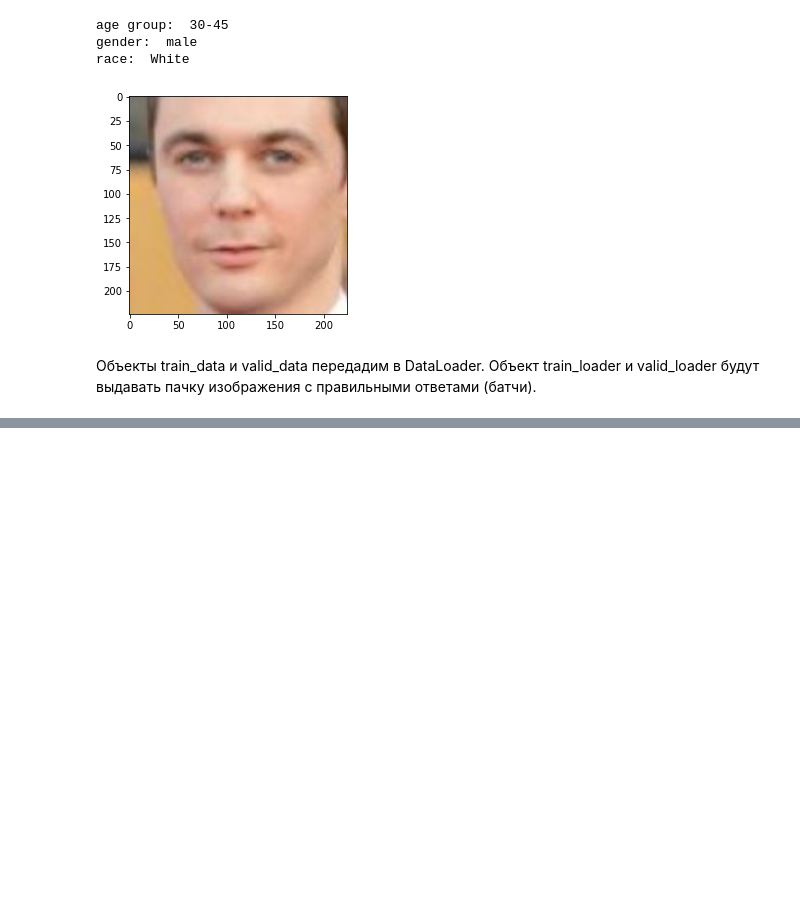
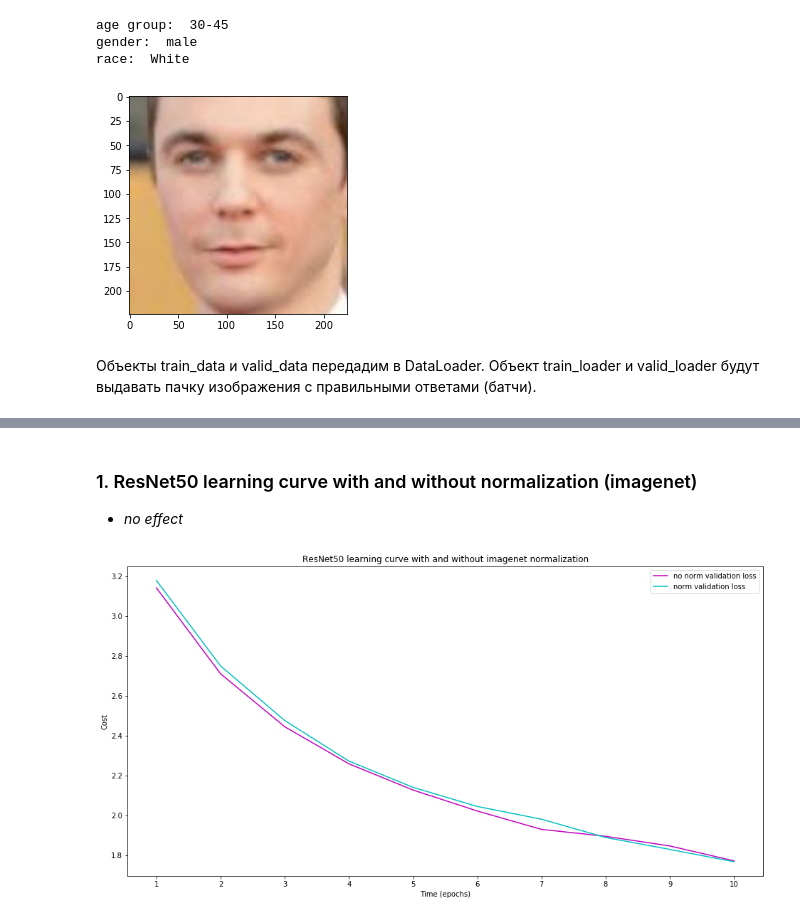
Before and after one commit to julia-komleva/dl, a Jupyter notebook: 2-UTKFace/UTKFace_MTL_resnet_mobilenet.ipynb, the cells around one changed output, grey strips where cells are left out. Saved outputs shown, nothing was run; the diff lists cells and outputs as text; code cells hidden in the pictures; blank space fills up the shorter version.

```diff
--- a/2-UTKFace/UTKFace_MTL_resnet_mobilenet.ipynb
+++ b/2-UTKFace/UTKFace_MTL_resnet_mobilenet.ipynb
@@ -378,0 +478,19 @@ torch.save(model.state_dict(), path)
+# %% [markdown]
+### 1. ResNet50 learning curve with and without normalization (imagenet)
+- _no effect_
+# %%
+# normalization
+df_resnet50_no_norm = pd.read_csv('1.csv') #lr=1e-5
+df_resnet50_norm = pd.read_csv('2.csv') #lr=1e-5
+
+x = list(range(1, 11))
+plt.figure(figsize=(16,8))
+plt.title("ResNet50 learning curve with and without imagenet normalization")
+plt.plot(x, df_resnet50_no_norm['validation loss'], 'm', label = 'no norm validation loss')
+plt.plot(x, df_resnet50_norm['validation loss'], 'c', label = 'norm validation loss')
+plt.xlabel("Time (epochs)")
+plt.ylabel("Cost")
+plt.xticks(range(1, 11))
+plt.legend();
+# %% [output]
+[figure, added]
```
Also changed, not shown: parts of 33 cells of this notebook, 8 other files.
